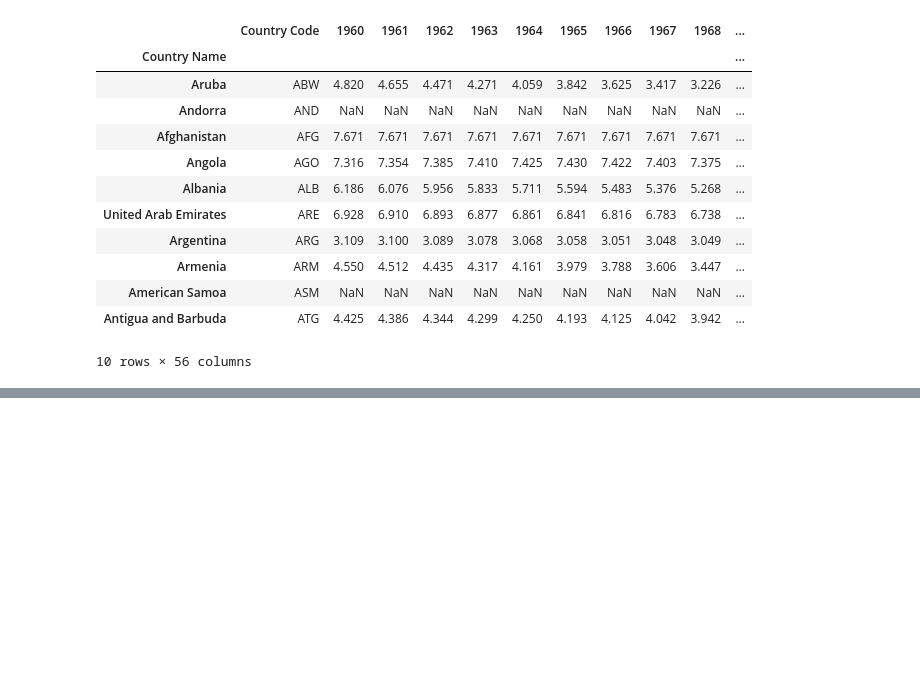
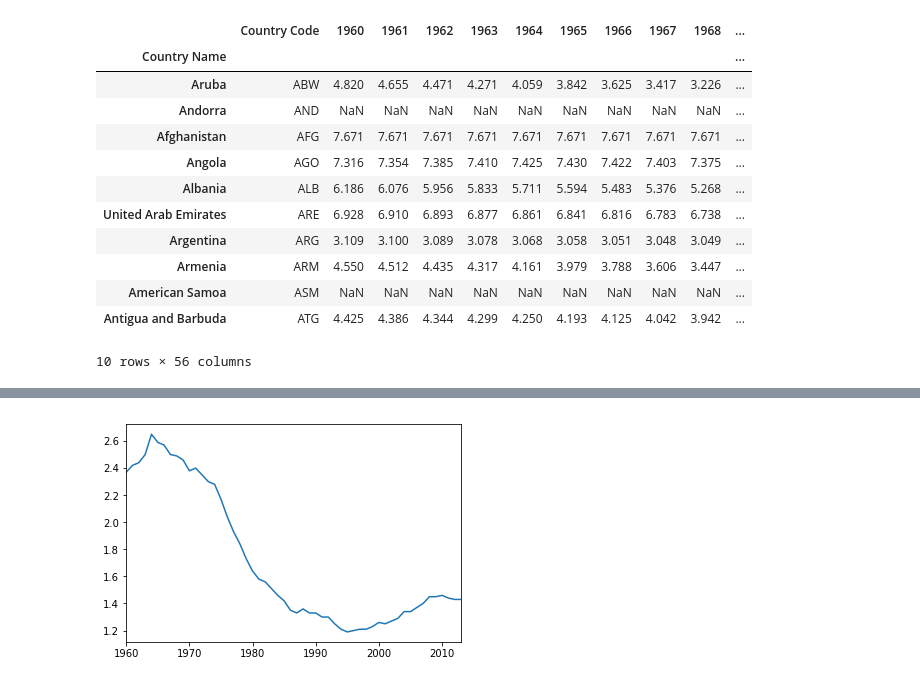
Before and after one commit to AlexEBall/Endangered_Languages_Capstone_Proj_1, a Jupyter notebook: Endangered Language EDA.ipynb, the cells around one changed output, grey strips where cells are left out. Drawn from its saved outputs; the diff is of its cells as text; code cells hidden in the pictures; blank space fills up the shorter version.

```diff
--- a/Endangered Language EDA.ipynb
+++ b/Endangered Language EDA.ipynb
@@ -179,0 +234,5 @@ fertility_rate_df_average.head(10)
+# %%
+italy_years.plot()
+plt.show()
+# %% [output]
+[figure, added]
```
Also changed, not shown: parts of 12 cells of this notebook.
